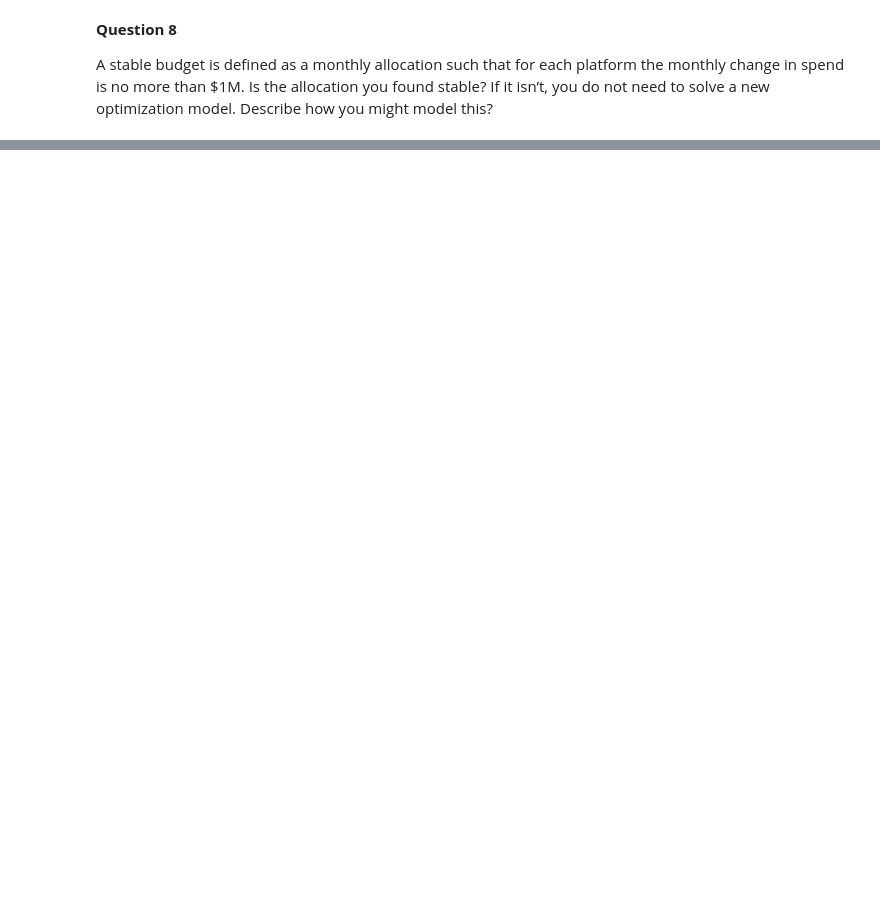
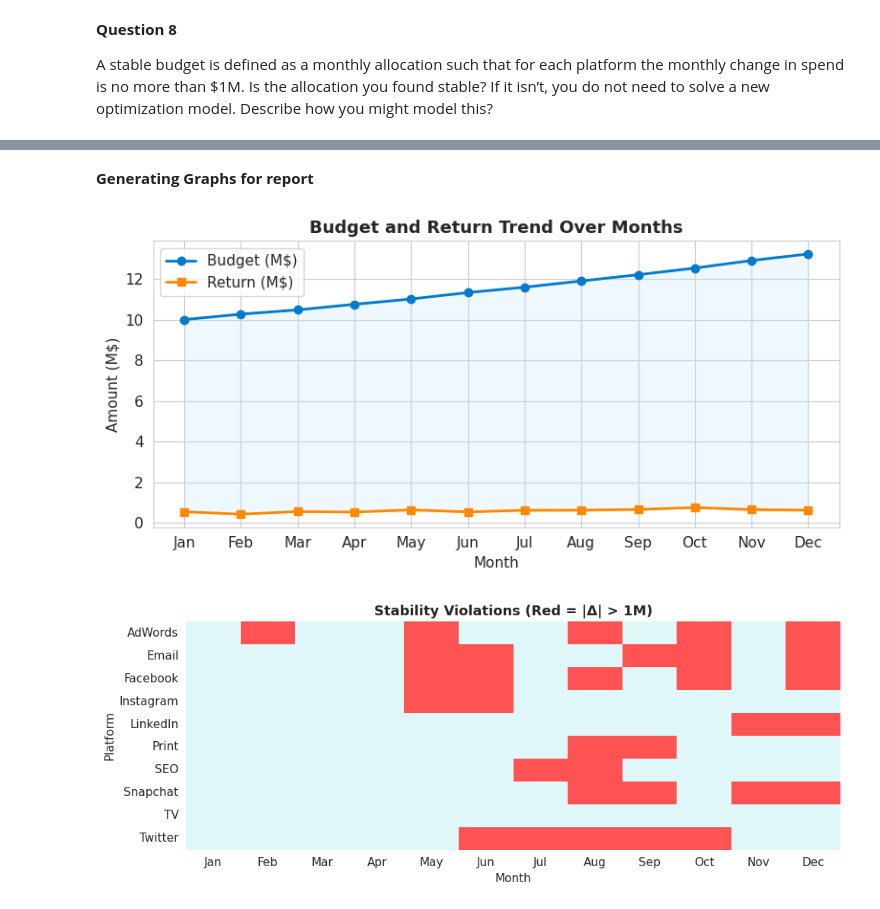
Before and after one commit to ethandavenport/Optimization-I-Project-2, a Jupyter notebook: Optimization_HW_pt_4.ipynb, the cells around one changed output, grey strips where cells are left out. Drawn from its saved outputs; the diff is of its cells as text; code cells hidden in the pictures; blank space fills up the shorter version.

```diff
--- a/Optimization_HW_pt_4.ipynb
+++ b/Optimization_HW_pt_4.ipynb
@@ -749,0 +726,47 @@ AssertionError: Run Part 7 first so we have monthly allocations.
+# %% [markdown]
+**Generating Graphs for report**
+# %%
+import matplotlib.pyplot as plt
+import seaborn as sns
+import pandas as pd
+import numpy as np
+
+# Ensure month order
+month_order = ["Jan","Feb","Mar","Apr","May","Jun","Jul","Aug","Sep","Oct","Nov","Dec"]
+df_final["Month"] = pd.Categorical(df_final["Month"], categories=month_order, ordered=True)
+df_final = df_final.sort_values("Month").reset_index(drop=True)
+
+# Identify columns
+non_platform_cols = ["Month","Budget(M$)","Return(M$)"]
+platforms = [c for c in df_final.columns if c not in non_platform_cols]
+
+sns.set_style("whitegrid")
+plt.rcParams.update({"font.size": 11, "axes.titlesize": 13, "axes.titleweight": "bold"})
+
+#  Budget vs Return Trend
+plt.figure(figsize=(8,4))
+plt.plot(df_final["Month"], df_final["Budget(M$)"], marker='o', label="Budget (M$)", color="#007ACC", linewidth=2)
+plt.plot(df_final["Month"], df_final["Return(M$)"], marker='s', label="Return (M$)", color="#FF8800", linewidth=2)
+plt.fill_between(df_final["Month"], df_final["Return(M$)"], df_final["Budget(M$)"], color="#CCE5FF", alpha=0.3)
+plt.title("Budget and Return Trend Over Months")
+plt.xlabel("Month")
+plt.ylabel("Amount (M$)")
+plt.legend()
+plt.tight_layout()
+plt.show()
+
+# Stability Heatmap (|Δ| > 1)
+diff_df = df_final[platforms].diff().abs()
+diff_df["Month"] = df_final["Month"]
+viol_heat = diff_df.set_index("Month") > 1
+
+plt.figure(figsize=(10,4))
+sns.heatmap(viol_heat.T, cmap=["#E0F7FA","#FF5252"], cbar=False)
+plt.title("Stability Violations (Red = |Δ| > 1M)")
+plt.xlabel("Month")
+plt.ylabel("Platform")
+plt.tight_layout()
+plt.show()
+# %% [output]
+[figure, added]
+[figure, added]
```
Also changed, not shown: parts of 7 cells of this notebook.
